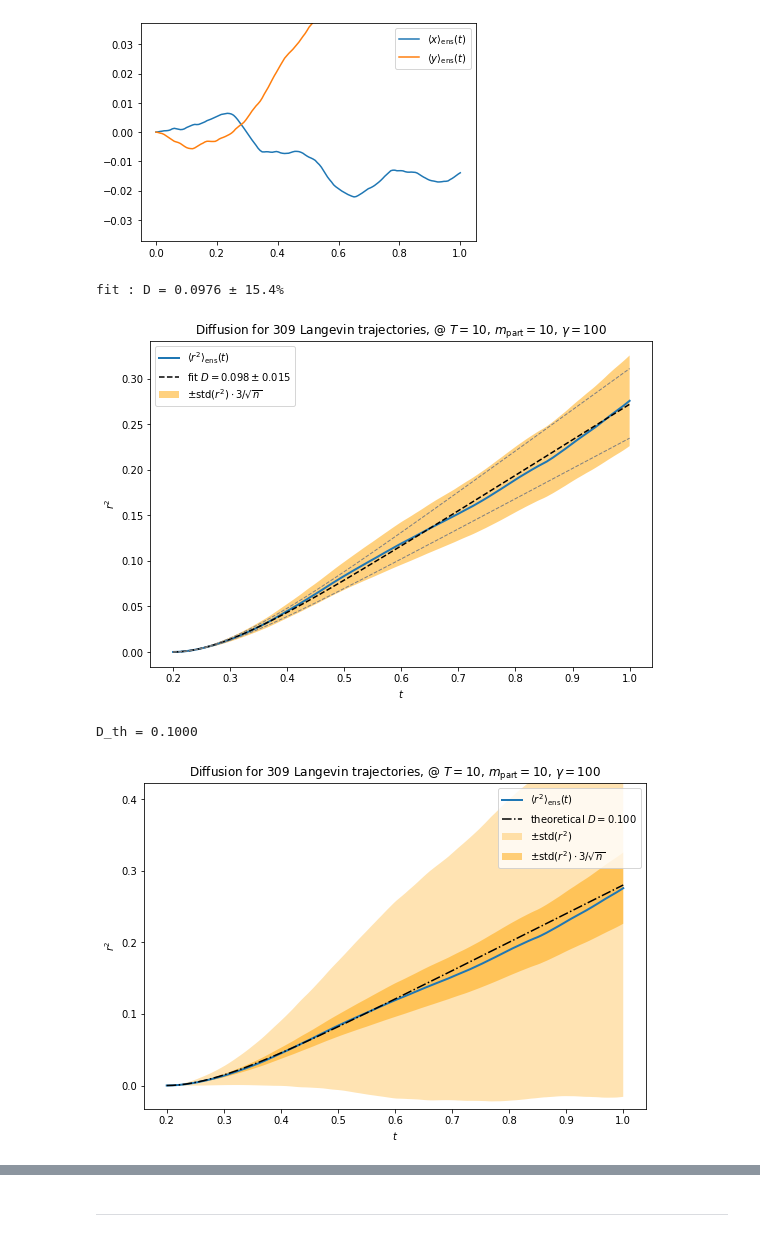
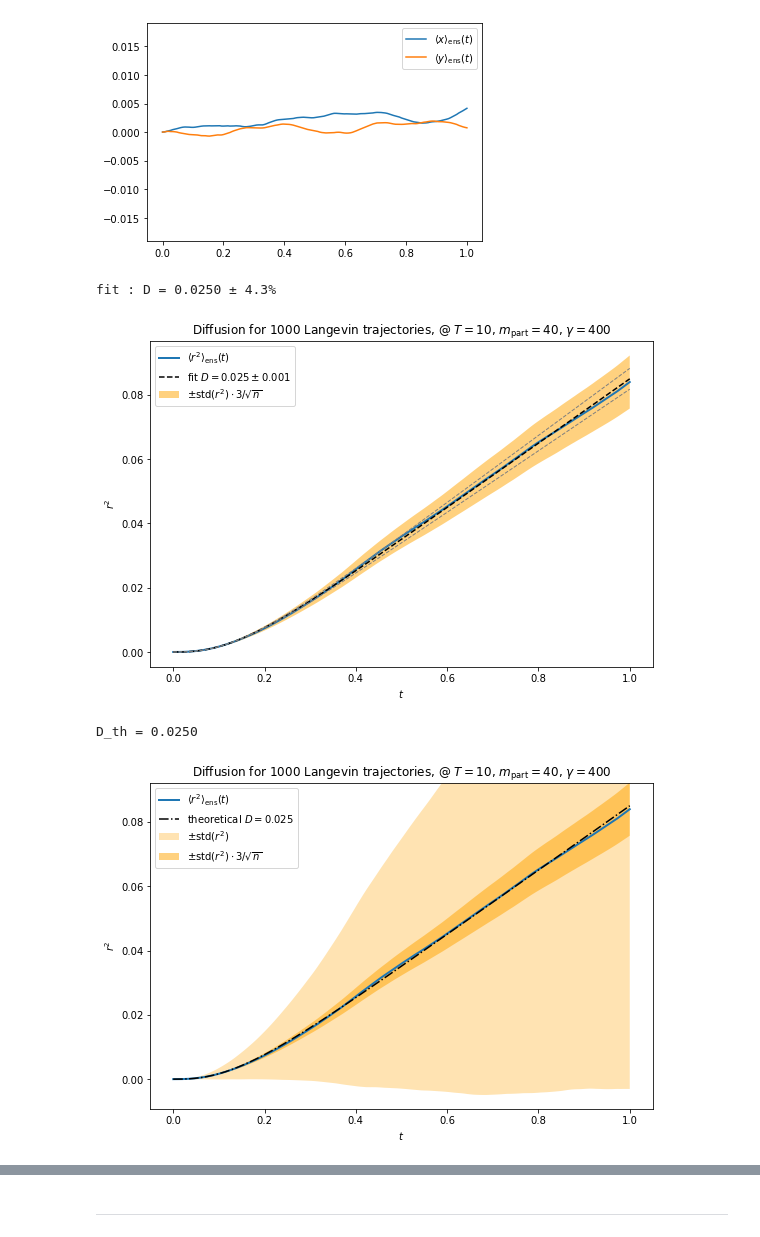
Before and after one commit to xif-fr/BrownianMotion, a Jupyter notebook: langevin.ipynb, the cells around one changed output, grey strips where cells are left out. Saved outputs shown, nothing was run; the diff lists cells and outputs as text; code cells hidden in the pictures.

```diff
--- a/langevin.ipynb
+++ b/langevin.ipynb
@@ -2,6 +8,7 @@
 import numpy as np
 import pandas as pd
 import matplotlib.pyplot as plt
+plt.rcParams['savefig.bbox'] = 'tight'
 import csv
 import scipy.optimize
 import pysimul
@@ -18,18 +25,21 @@ params = {
     't_end': 1,
     't_beg': 0,
     'target_T': 10,
-    'gamma': 1000,
-    'part_m': 10,
+    'gamma': 400,
+    'part_m': 40,
     'cont_r': 0.5,
 }
 if path is not None:
     pd.DataFrame(list(params.items())).set_index(0).to_csv(path+"/params.csv", header=False, quoting=csv.QUOTE_NONE, sep=',')
 # %%
-for _ in range(100):
+for _ in range(1000):
+    print(_, end=' ')
     simul = pysimul.PySimul()
     simul['t_pause'] = params['t_end']+0.01
     simul['T'] = params['target_T']
     simul['gamma'] = params['gamma']
+    simul['part_m'] = params['part_m']
+    simul['reset_rate'] = 0
     simul['well_k'] = 0
     simul.start()
     while not simul['pause']:
@@ -128,12 +140,12 @@ plt.ylim((-sqrt(R2[samples_t_i[1]])/10,+sqrt(R2[samples_t_i[1]])/10))
 plt.legend()
 None
 # %% [output]
-[figure, old version]
+[figure, new version]
 # %%
 m = params['part_m']
 diffus_curve_v0fix0 = lambda t,tau,T: 4*T/m*tau * ( t -2*tau*(1-np.exp(-t/tau)) + tau/2*(1-np.exp(-2*t/tau)) )
 diffus_curve_v0disp = lambda t,tau,T: 4*T/m*tau * ( t -tau*(1-np.exp(-t/tau)) )
-diffus_curve = diffus_curve_v0disp
+diffus_curve = diffus_curve_v0fix0
 
 p0 = (m/params['gamma'], params['target_T'])
 R2_err = 3 * R2std / sqrt(len(realizations))
@@ -159,34 +171,34 @@ ax1.set_xlabel("$t$")
 ax1.set_ylabel("$r^2$")
 plt.title("Diffusion for {} Langevin trajectories, @ $T={}$, $m_\operatorname{{part}}={}$, $\gamma={}$".format(len(realizations), params['target_T'], params['part_m'], params['gamma']))
 if path is not None:
-    plt.savefig(path+"/diffus_fit.pdf")
+    plt.savefig(path+"/diffus_fit.pdf", bbox_inches='tight')
 
 print("fit : D = {:.4f} ± {:.1f}%".format(D,D_err/D*100))
 # %% [output]
-fit : D = 0.0976 ± 15.4%
+fit : D = 0.0250 ± 4.3%
-[figure, old version]
+[figure, new version]
 # %%
 D_th = params['target_T']/params['gamma']
 
 plt.figure(figsize=(9,6))
 ax1 = plt.gca()
 ax1.fill_between(t, R2-R2std, R2+R2std, facecolor='orange', alpha=0.3, label=r"$\pm \operatorname{std}(r^2)$")
 ax1.fill_between(t, R2-R2_err, R2+R2_err, facecolor='orange', alpha=0.5, label=r"$\pm \operatorname{std}(r^2)\cdot 3/\sqrt{n}$")
 ax1.plot(t, R2, label=r"$\langle r^2 \rangle_\operatorname{ens}(t)$", lw=2)
 ax1.plot(t, diffus_curve(t-t[0], m/params['gamma'], params['target_T']), '-.', color='black', label=r"theoretical $D={:.3f}$".format(D_th))
-ax1.legend()
-ax1.set_ylim((-np.max(R2+R2_err)*0.1,np.max(R2+R2_err)*1.3))
+ax1.legend(loc='upper left')
+ax1.set_ylim((-np.max(R2+R2_err)*0.1,np.max(R2+R2_err)))
 
 ax1.set_xlabel("$t$")
 ax1.set_ylabel("$r^2$")
 plt.title("Diffusion for {} Langevin trajectories, @ $T={}$, $m_\operatorname{{part}}={}$, $\gamma={}$".format(len(realizations), params['target_T'], params['part_m'], params['gamma']))
 if path is not None:
     plt.savefig(path+"/diffus_th.pdf")
 
 print("D_th = {:.4f}".format(D_th))
 # %% [output]
-D_th = 0.1000
+D_th = 0.0250
-[figure, old version]
+[figure, new version]
 # %%
 diffus_v_curve = lambda t,γ,T: 2*T/m * ( 1-np.exp(-2*γ*t/m) )
 V2_err = 3 * V2std / sqrt(len(realizations))
```
Also changed, not shown: parts of 14 cells of this notebook, 6 other files.
